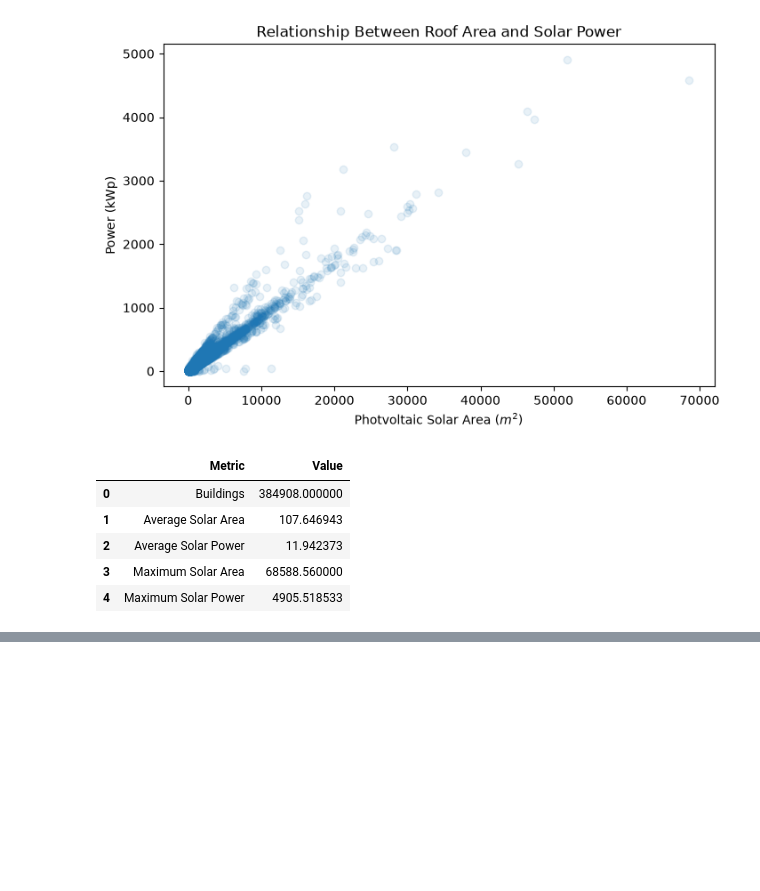
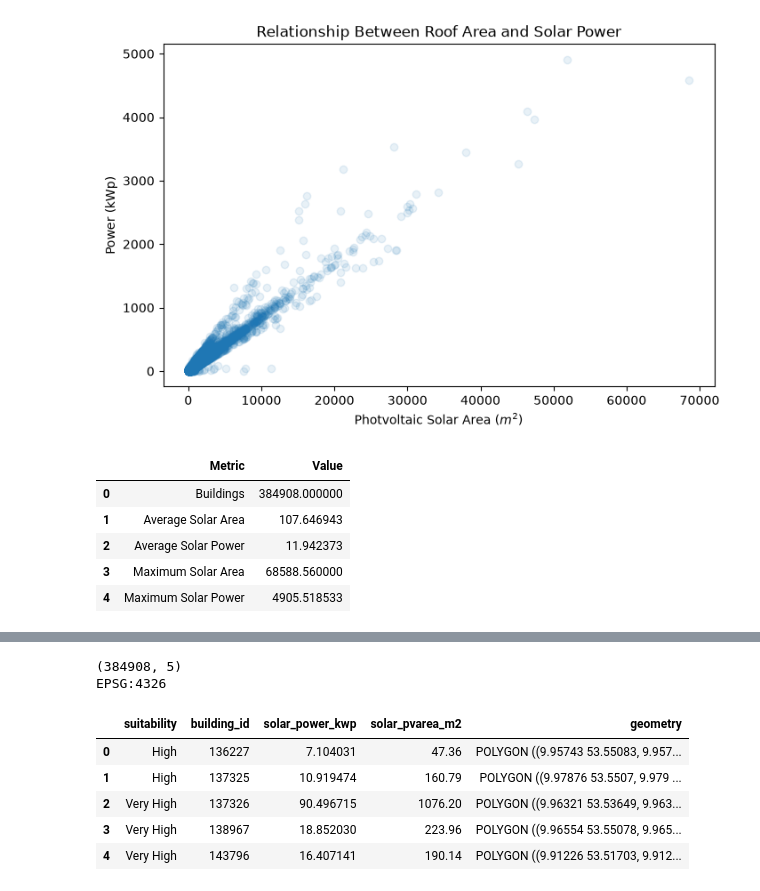
Before and after one commit to Dhru1999/hamburg-solar-app, a Jupyter notebook: data_cleaning.ipynb, the cells around one changed output, grey strips where cells are left out. Cells and saved outputs as stored; diff of their text form; code cells hidden in the pictures; blank space fills up the shorter version.

```diff
--- a/data_cleaning.ipynb
+++ b/data_cleaning.ipynb
@@ -484,0 +563,13 @@ summary
+# %%
+print(solar_gdf.shape)
+print(solar_gdf.crs)
+solar_gdf.head()
+# %% [output]
+(384908, 5)
+EPSG:4326
+|  | suitability | building_id | solar_power_kwp | solar_pvarea_m2 | geometry |
+| 0 | High | 136227 | 7.104031 | 47.36 | POLYGON ((9.95743 53.55083, 9.957... |
+| 1 | High | 137325 | 10.919474 | 160.79 | POLYGON ((9.97876 53.5507, 9.979 ... |
+| 2 | Very High | 137326 | 90.496715 | 1076.20 | POLYGON ((9.96321 53.53649, 9.963... |
+| 3 | Very High | 138967 | 18.852030 | 223.96 | POLYGON ((9.96554 53.55078, 9.965... |
+| 4 | Very High | 143796 | 16.407141 | 190.14 | POLYGON ((9.91226 53.51703, 9.912... |
```
Also changed, not shown: parts of 16 cells of this notebook.
